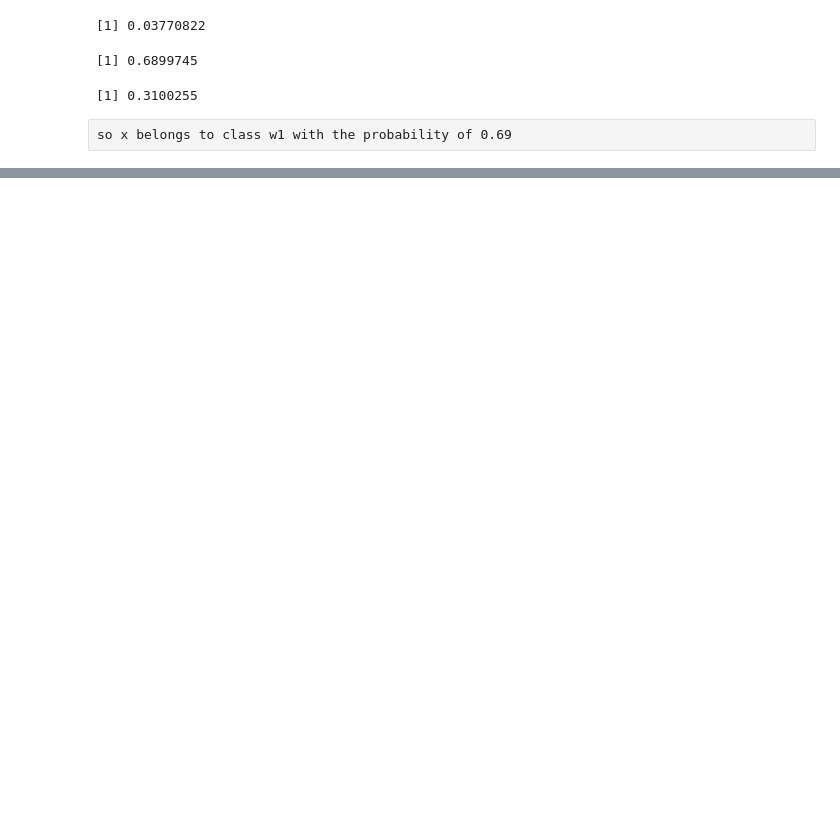
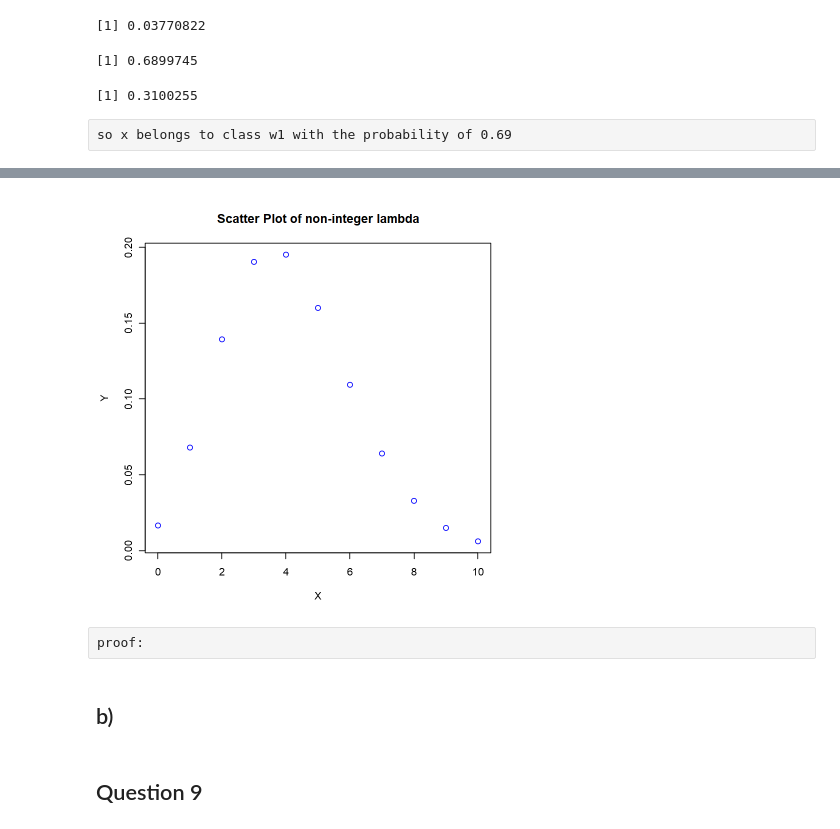
Before and after one commit to MahdiAnvarii/MachineLearning-Homeworks, a Jupyter notebook: HW03/Programming_Assignments/ProgrammingAssignments.ipynb, the cells around one changed output, grey strips where cells are left out. Cells and saved outputs as stored; diff of their text form; code cells hidden in the pictures; blank space fills up the shorter version.

```diff
--- a/HW03/Programming_Assignments/ProgrammingAssignments.ipynb
+++ b/HW03/Programming_Assignments/ProgrammingAssignments.ipynb
@@ -267,0 +295,6 @@ so x belongs to class w1 with the probability of 0.69
+# %%
+lambda <- 4.1
+k <- 0:10
+pmf <- dpois(k, lambda)
+df <- data.frame(K = k, PMF = pmf)
+print(df)
@@ -267,0 +314,11 @@ so x belongs to class w1 with the probability of 0.69
+# %%
+plot(df, main = "Scatter Plot of non-integer lambda",
+     xlab = "X", ylab = "Y", col = "blue")
+# %% [output]
+[figure, added]
+# %% [raw]
+proof:
+# %% [markdown]
+## b)
+# %% [markdown]
+## Question 9
```
Also changed, not shown: parts of 10 cells of this notebook.
